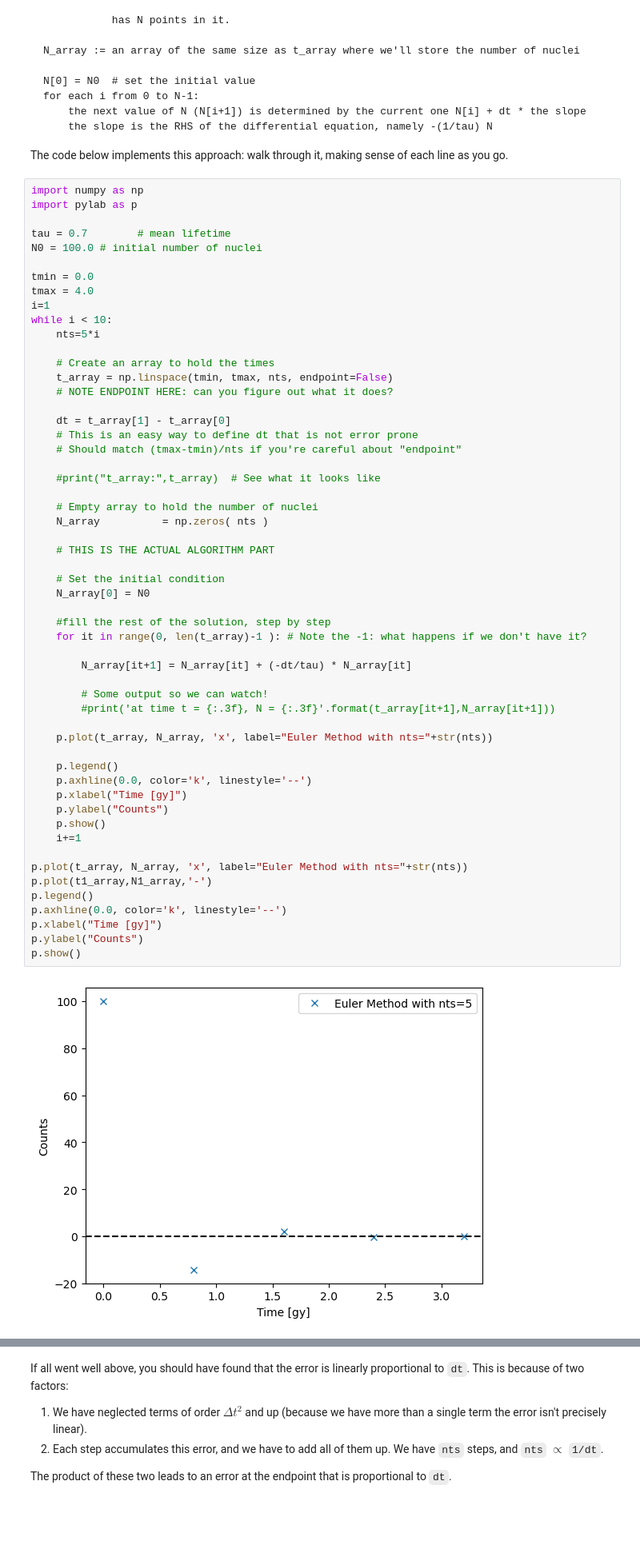
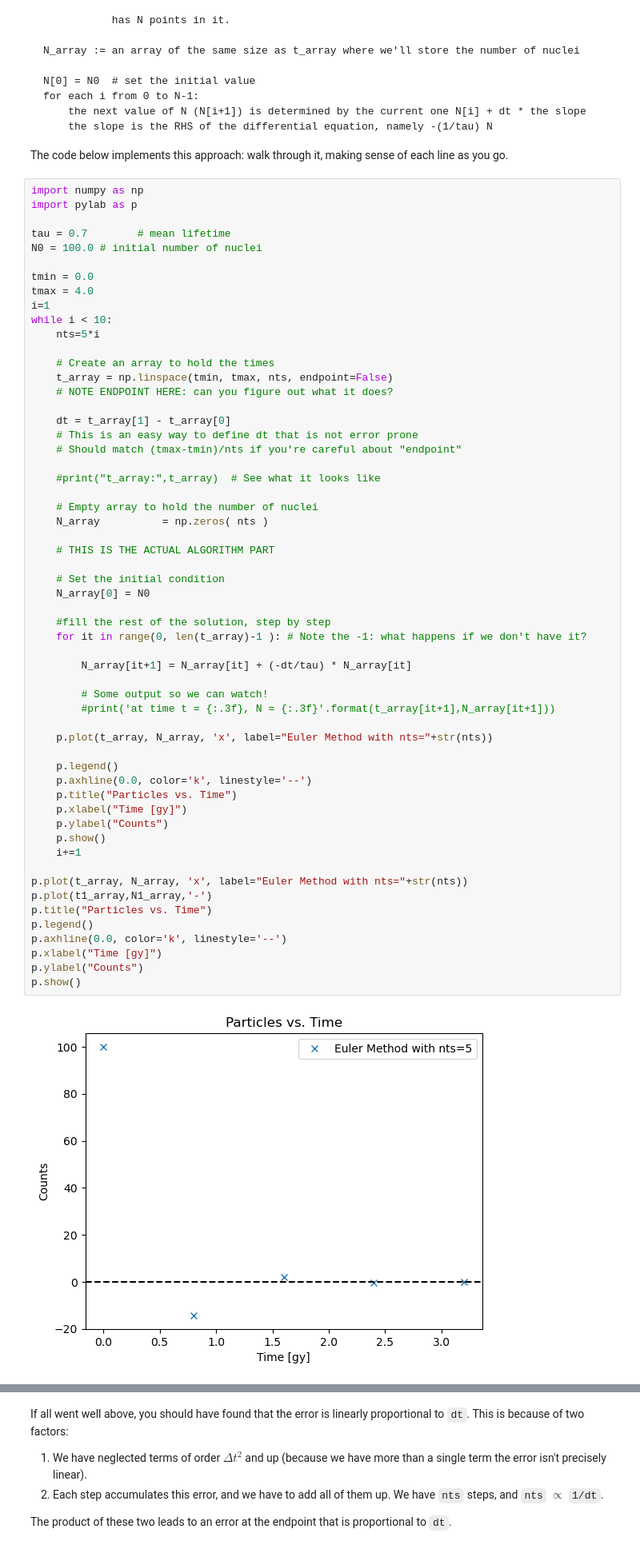
Before and after one commit to Mateo4cacheiro/PHYS4130-S25, a Jupyter notebook: p4-ODE/mateo4cacheiro/P4.1 ODEs Euler.ipynb, the cells around one changed output, grey strips where cells are left out. Shown at 80% size. Drawn from its saved outputs; the diff is of its cells as text; blank space fills up the shorter version.

```diff
--- a/p4-ODE/mateo4cacheiro/P4.1 ODEs Euler.ipynb
+++ b/p4-ODE/mateo4cacheiro/P4.1 ODEs Euler.ipynb
@@ -147,31 +149,33 @@ while i < 10:
     # THIS IS THE ACTUAL ALGORITHM PART
 
     # Set the initial condition
     N_array[0] = N0
 
     #fill the rest of the solution, step by step
     for it in range(0, len(t_array)-1 ): # Note the -1: what happens if we don't have it?
 
         N_array[it+1] = N_array[it] + (-dt/tau) * N_array[it]
 
         # Some output so we can watch!
         #print('at time t = {:.3f}, N = {:.3f}'.format(t_array[it+1],N_array[it+1]))
 
     p.plot(t_array, N_array, 'x', label="Euler Method with nts="+str(nts))
 
     p.legend()
     p.axhline(0.0, color='k', linestyle='--')
+    p.title("Particles vs. Time")
     p.xlabel("Time [gy]")
     p.ylabel("Counts")
     p.show()
     i+=1
 
 p.plot(t_array, N_array, 'x', label="Euler Method with nts="+str(nts))
 p.plot(t1_array,N1_array,'-')
+p.title("Particles vs. Time")
 p.legend()
 p.axhline(0.0, color='k', linestyle='--')
 p.xlabel("Time [gy]")
 p.ylabel("Counts")
 p.show()
 # %% [output]
-[figure, old version]
+[figure, new version]
```
Also changed, not shown: parts of 3 cells of this notebook, 2 other files.
